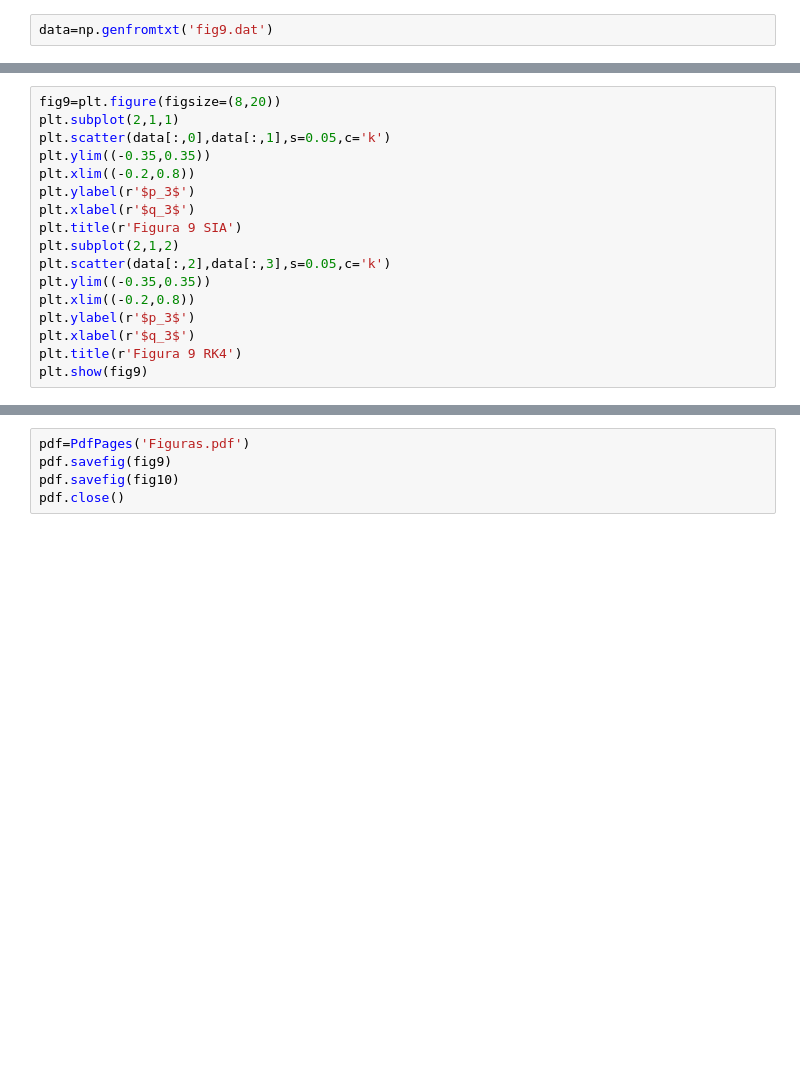
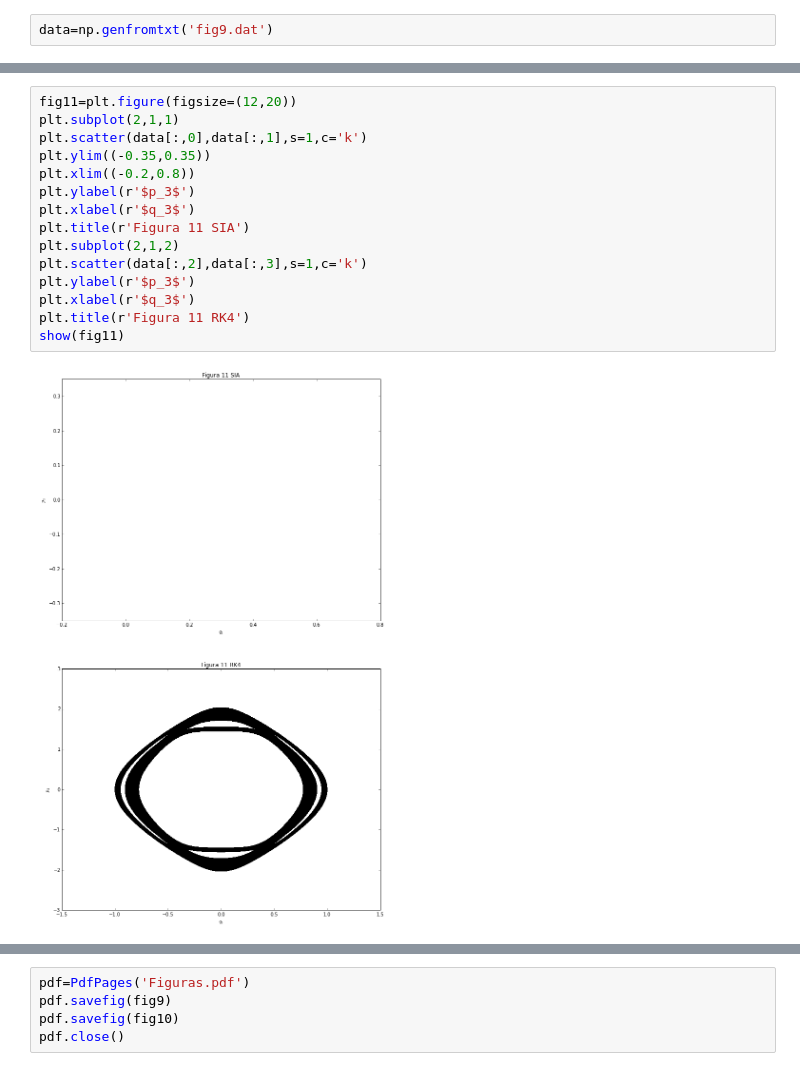
Before and after one commit to diitaz93/MCA, a Jupyter notebook: tarea_1/3_cuerpos/tareatemp.ipynb, the cells around one changed output, grey strips where cells are left out. Drawn from its saved outputs; the diff is of its cells as text; blank space fills up the shorter version.

```diff
--- a/tarea_1/3_cuerpos/tareatemp.ipynb
+++ b/tarea_1/3_cuerpos/tareatemp.ipynb
@@ -41,17 +51,17 @@ plt.show(fig9)
 # %%
-fig9=plt.figure(figsize=(8,20))
+fig11=plt.figure(figsize=(12,20))
 plt.subplot(2,1,1)
-plt.scatter(data[:,0],data[:,1],s=0.05,c='k')
+plt.scatter(data[:,0],data[:,1],s=1,c='k')
 plt.ylim((-0.35,0.35))
 plt.xlim((-0.2,0.8))
 plt.ylabel(r'$p_3$')
 plt.xlabel(r'$q_3$')
-plt.title(r'Figura 9 SIA')
+plt.title(r'Figura 11 SIA')
 plt.subplot(2,1,2)
-plt.scatter(data[:,2],data[:,3],s=0.05,c='k')
-plt.ylim((-0.35,0.35))
-plt.xlim((-0.2,0.8))
+plt.scatter(data[:,2],data[:,3],s=1,c='k')
 plt.ylabel(r'$p_3$')
 plt.xlabel(r'$q_3$')
-plt.title(r'Figura 9 RK4')
-plt.show(fig9)
+plt.title(r'Figura 11 RK4')
+show(fig11)
+# %% [output]
+[figure, added]
```
Also changed, not shown: parts of 11 cells of this notebook, 13 other files.
